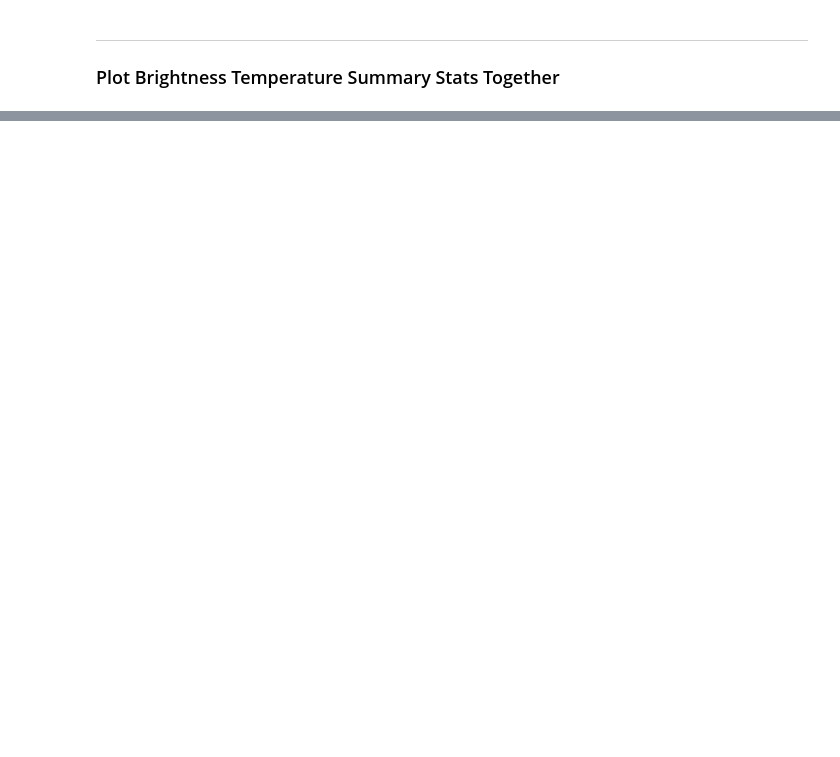
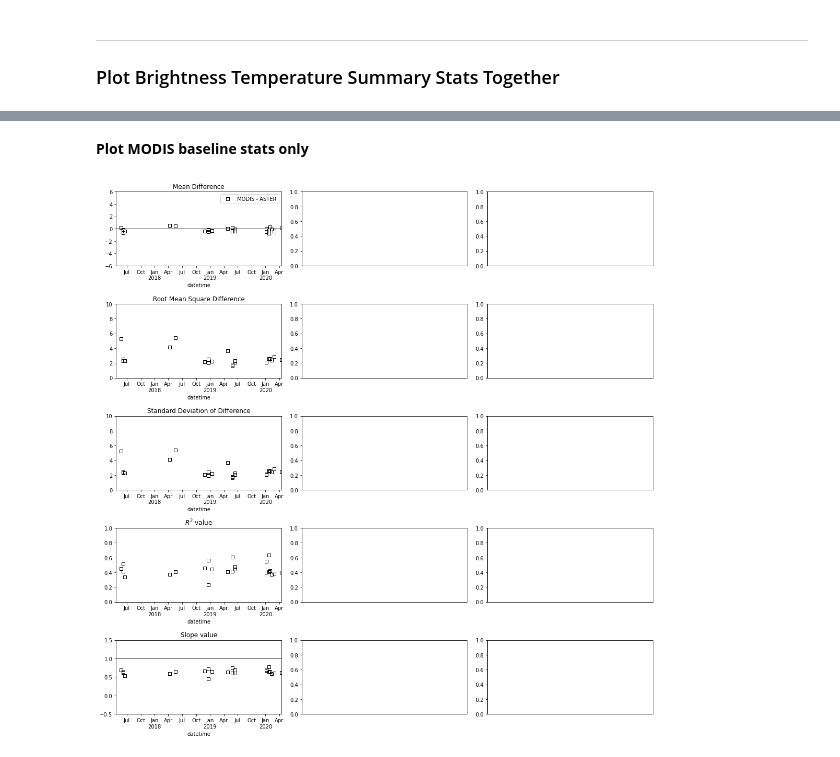
Before and after one commit to spestana/goes-cues, a Jupyter notebook: plot-summary-stats.ipynb, the cells around one changed output, grey strips where cells are left out. Saved outputs shown, nothing was run; the diff lists cells and outputs as text; code cells hidden in the pictures; blank space fills up the shorter version.

```diff
--- a/plot-summary-stats.ipynb
+++ b/plot-summary-stats.ipynb
@@ -255,0 +246,41 @@ for this_ax in ax:
+# %% [markdown]
+**Plot MODIS baseline stats only**
+# %%
+fig, axes = plt.subplots(5,3,figsize=(15,15), tight_layout=True)
+
+ax = axes.flatten()
+
+### Original stats
+
+df_original_tb.ast_mod_mean_diff.plot(linestyle='none', marker='s',  mfc='none', mec='k', ax=ax[0], label='MODIS - ASTER')
+ax[0].set_title('Mean Difference')
+ax[0].set_ylim(-6,6)
+ax[0].axhline(0,c='k',linewidth=1)
+ax[0].legend()
+
+df_original_tb.ast_mod_rms_diff.plot(linestyle='none', marker='s',  mfc='none', mec='k', ax=ax[3], label='MODIS - ASTER')
+ax[3].set_title('Root Mean Square Difference')
+ax[3].set_ylim(0,10)
+ax[3].axhline(0,c='k',linewidth=1)
+
+df_original_tb.ast_mod_std_diff.plot(linestyle='none', marker='s',  mfc='none', mec='k', ax=ax[6], label='MODIS - ASTER')
+ax[6].set_title('Standard Deviation of Difference')
+ax[6].set_ylim(0,10)
+
+df_original_tb.ast_mod_r2_value.plot(linestyle='none', marker='s',  mfc='none', mec='k', ax=ax[9], label='MODIS : ASTER')
+ax[9].set_title('$R^2$ value')
+ax[9].set_ylim(0,1)
+ax[9].axhline(1,c='k',linewidth=1)
+
+df_original_tb.ast_mod_slope.plot(linestyle='none', marker='s',  mfc='none', mec='k', ax=ax[12], label='MODIS : ASTER')
+ax[12].set_title('Slope value')
+ax[12].set_ylim(-0.5,1.5)
+ax[12].axhline(1,c='k',linewidth=1)
+
+
+
+for this_ax in ax:
+    format_date_ax(this_ax)
+    #this_ax.legend(loc='best')
+# %% [output]
+[figure, added]
```
Also changed, not shown: parts of 9 cells of this notebook, 2 other files.
